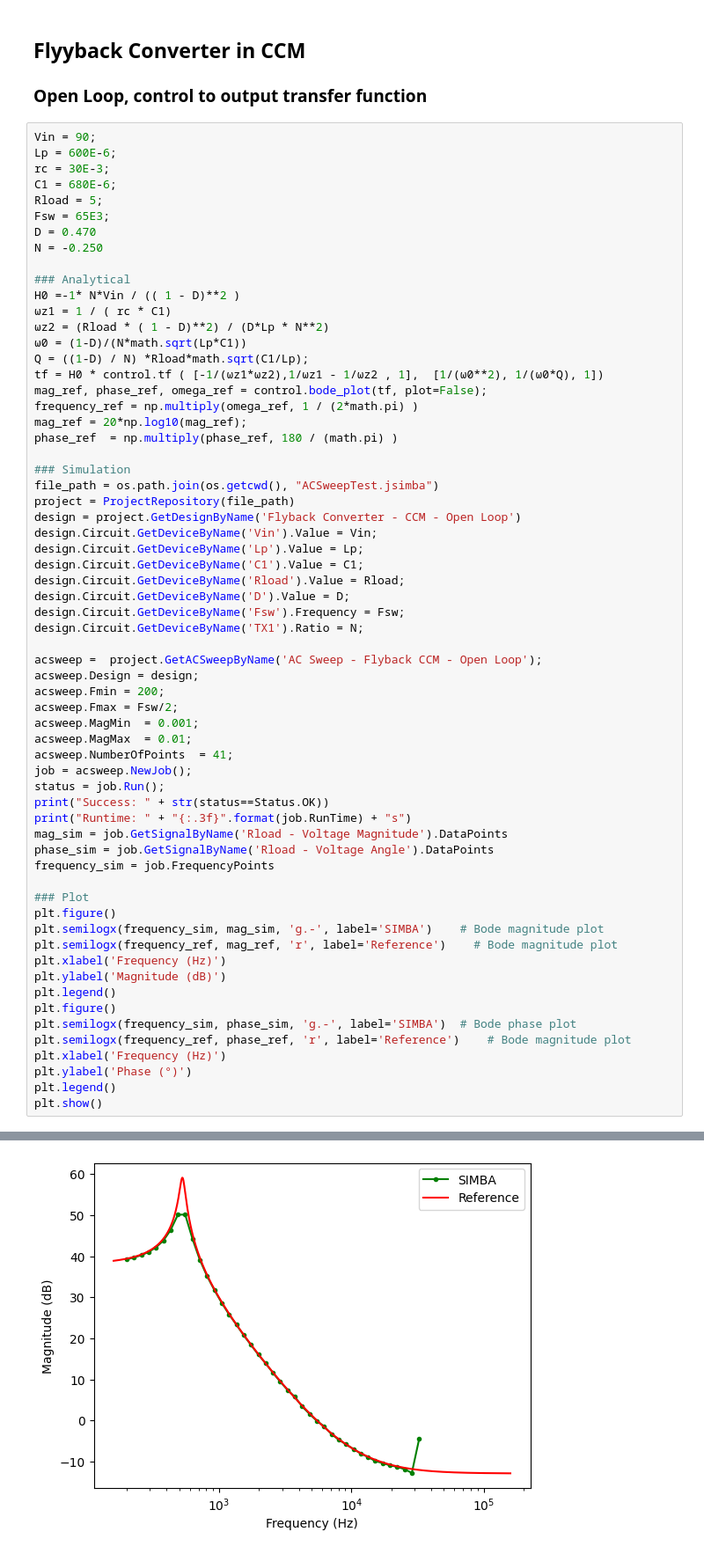
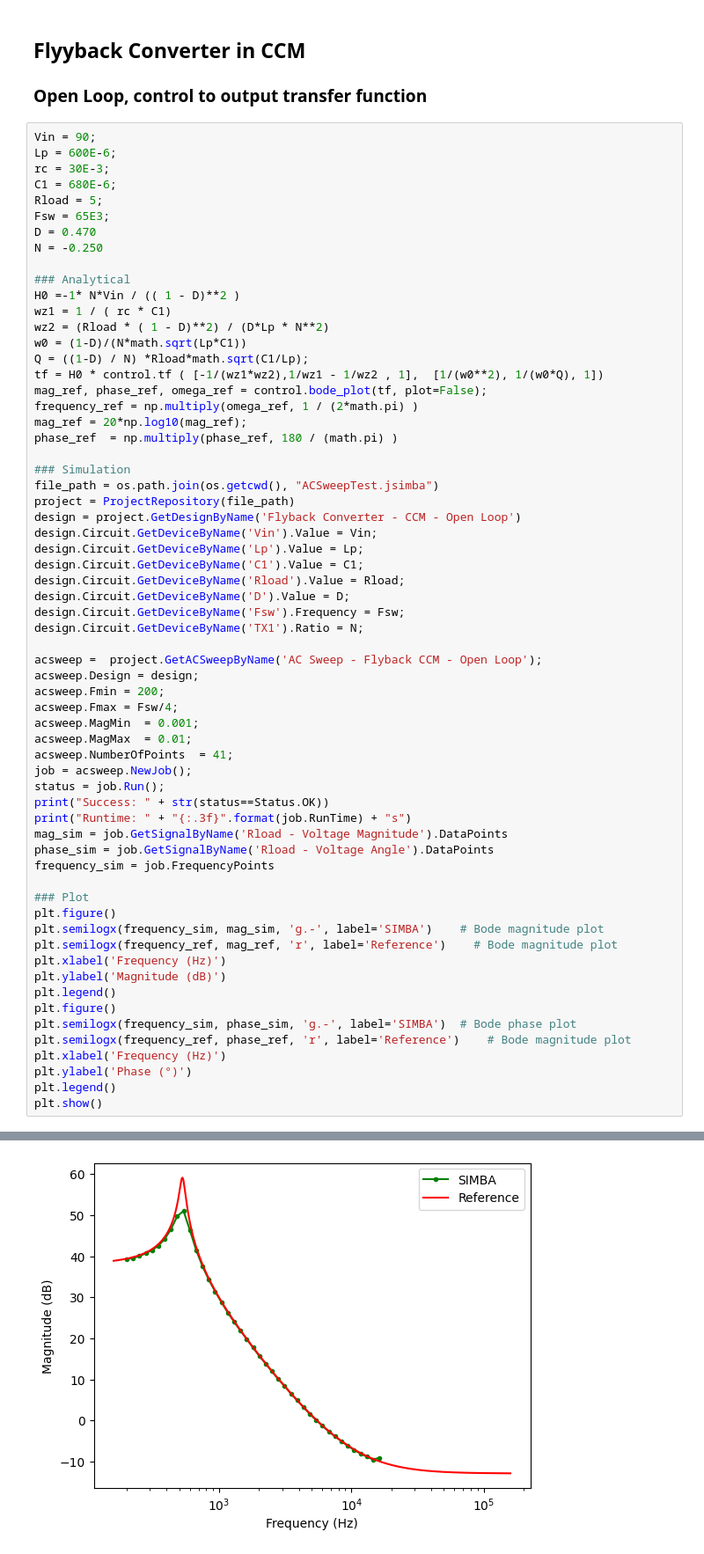
Before and after one commit to aesim-tech/simba-python-examples, a Jupyter notebook: 12. AC Sweep/ACSweepExamples.ipynb, the cells around one changed output, grey strips where cells are left out. Shown at 88% size. Drawn from its saved outputs; the diff is of its cells as text.

```diff
--- a/12. AC Sweep/ACSweepExamples.ipynb
+++ b/12. AC Sweep/ACSweepExamples.ipynb
@@ -371,11 +371,11 @@ N = -0.250
 
 ### Analytical
 H0 =-1* N*Vin / (( 1 - D)**2 )
-ωz1 = 1 / ( rc * C1)
-ωz2 = (Rload * ( 1 - D)**2) / (D*Lp * N**2)
-ω0 = (1-D)/(N*math.sqrt(Lp*C1))
+wz1 = 1 / ( rc * C1)
+wz2 = (Rload * ( 1 - D)**2) / (D*Lp * N**2)
+w0 = (1-D)/(N*math.sqrt(Lp*C1))
 Q = ((1-D) / N) *Rload*math.sqrt(C1/Lp);
-tf = H0 * control.tf ( [-1/(ωz1*ωz2),1/ωz1 - 1/ωz2 , 1],  [1/(ω0**2), 1/(ω0*Q), 1])
+tf = H0 * control.tf ( [-1/(wz1*wz2),1/wz1 - 1/wz2 , 1],  [1/(w0**2), 1/(w0*Q), 1])
 mag_ref, phase_ref, omega_ref = control.bode_plot(tf, plot=False);
 frequency_ref = np.multiply(omega_ref, 1 / (2*math.pi) )
 mag_ref = 20*np.log10(mag_ref);
@@ -396,7 +396,7 @@ design.Circuit.GetDeviceByName('TX1').Ratio = N;
 acsweep =  project.GetACSweepByName('AC Sweep - Flyback CCM - Open Loop');
 acsweep.Design = design;
 acsweep.Fmin = 200;
-acsweep.Fmax = Fsw/2;
+acsweep.Fmax = Fsw/4;
 acsweep.MagMin  = 0.001;
 acsweep.MagMax  = 0.01;
 acsweep.NumberOfPoints  = 41;
@@ -428 +428 @@ Runtime: 1.499s
-[figure, old version]
+[figure, new version]
```
Also changed, not shown: parts of 6 cells of this notebook, 10 other files.
